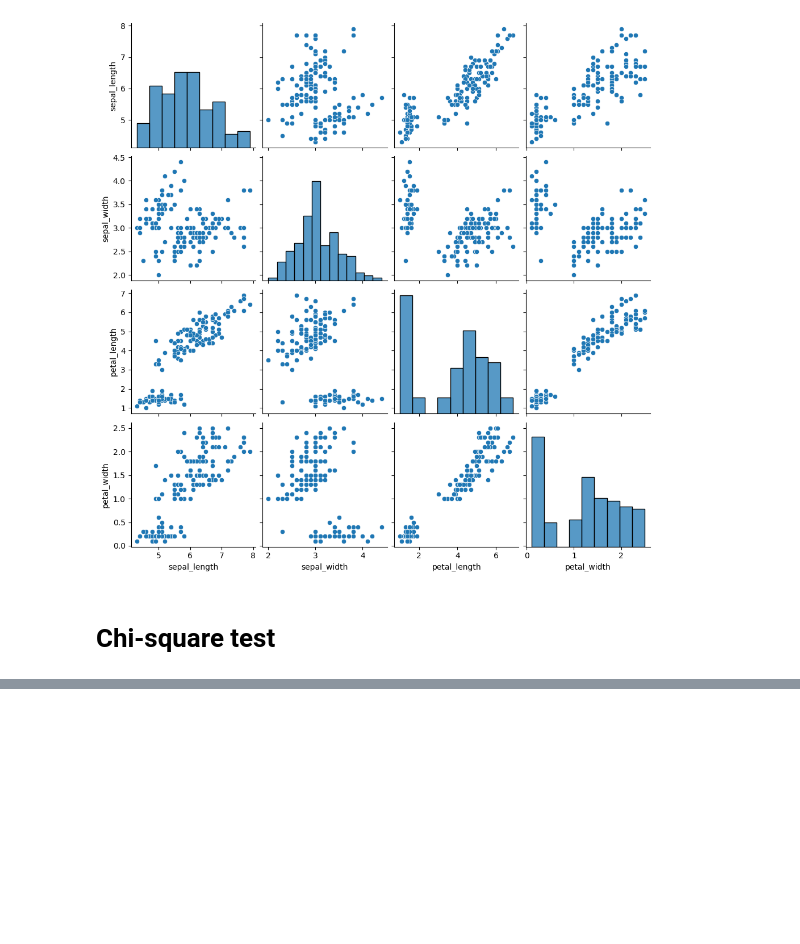
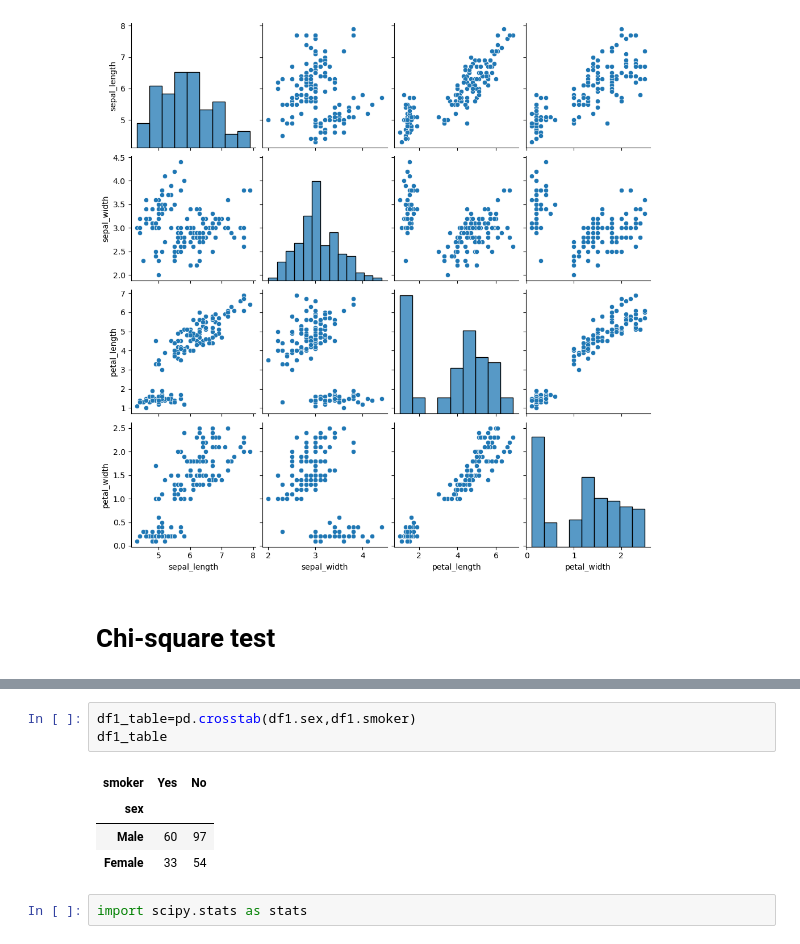
Before and after one commit to Aruj77/Transformers-Basics, a Jupyter notebook: Tests.ipynb, the cells around one changed output, grey strips where cells are left out. Saved outputs shown, nothing was run; the diff lists cells and outputs as text; blank space fills up the shorter version.

```diff
--- a/Tests.ipynb
+++ b/Tests.ipynb
@@ -56,0 +69,10 @@ sns.pairplot(df)
+# %%
+df1_table=pd.crosstab(df1.sex,df1.smoker)
+df1_table
+# %% [output]
+| smoker | Yes | No |
+| sex |  |  |
+| Male | 60 | 97 |
+| Female | 33 | 54 |
+# %%
+import scipy.stats as stats
```
Also changed, not shown: parts of 11 cells of this notebook.
